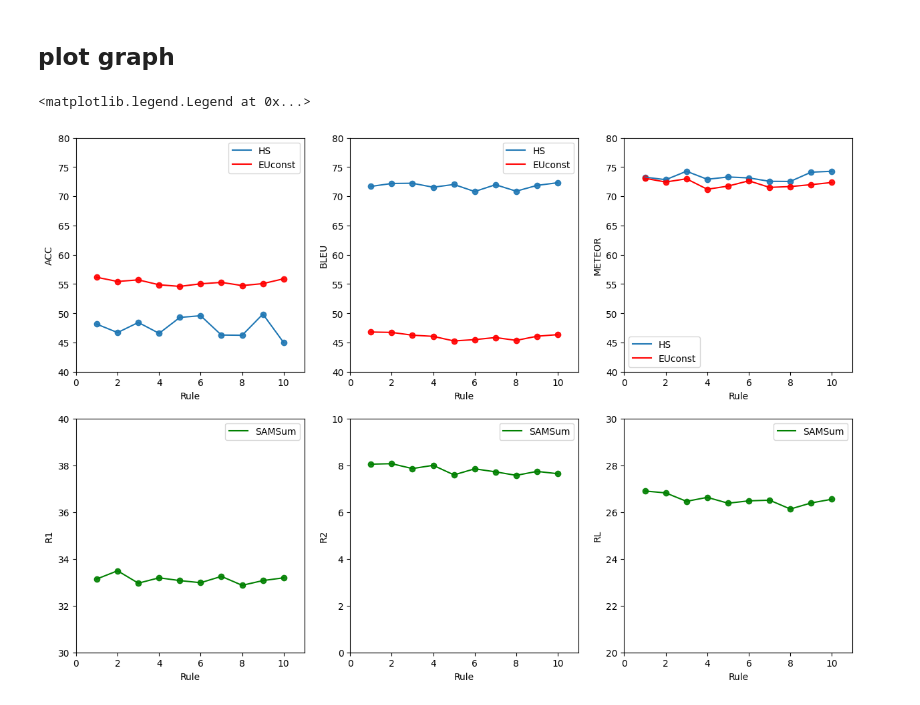
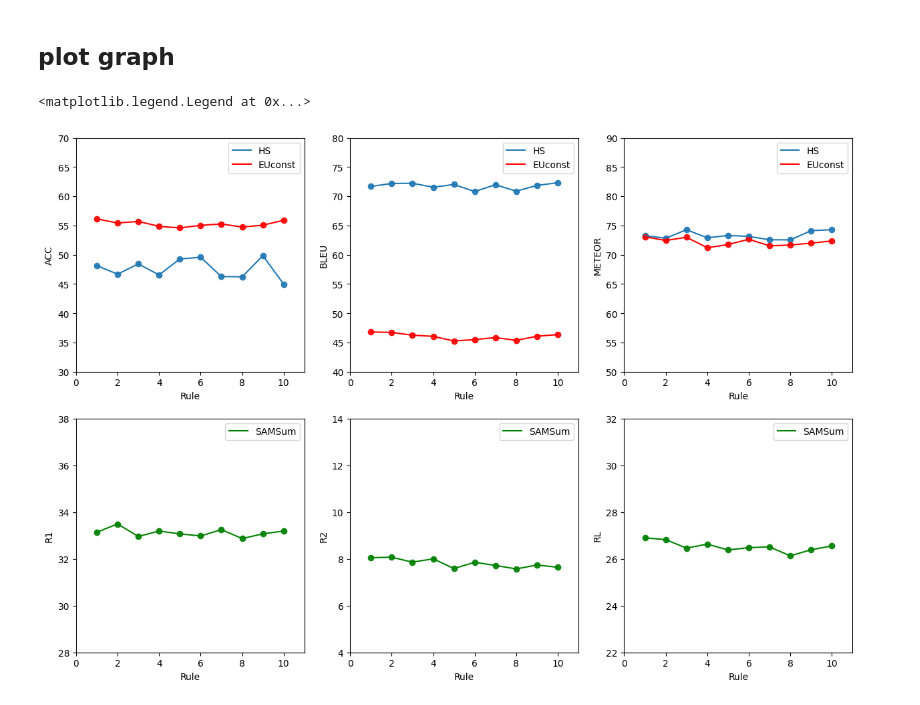
Before and after one commit to chinesebear/fuzzys2s, a Jupyter notebook: doc/fuzzys2s_rule.ipynb, the cells around one changed output. Saved outputs shown, nothing was run; the diff lists cells and outputs as text; code cells hidden in the pictures.

```diff
--- a/doc/fuzzys2s_rule.ipynb
+++ b/doc/fuzzys2s_rule.ipynb
@@ -56,7 +56,7 @@ sub_graph.scatter(rule_data, euconst_data[:, 0], alpha=.9, color='r')
 sub_graph.set_xlabel("Rule")
 sub_graph.set_ylabel("ACC")
 sub_graph.set_xlim(0,11)
-sub_graph.set_ylim(40,80)
+sub_graph.set_ylim(30,70)
 sub_graph.legend()
 
 sub_graph = axes[0][1]
@@ -80,41 +80,41 @@ sub_graph.scatter(rule_data, euconst_data[:, 2], alpha=.9, color='r')
 sub_graph.set_xlabel("Rule")
 sub_graph.set_ylabel("METEOR")
 sub_graph.set_xlim(0,11)
-sub_graph.set_ylim(40,80)
+sub_graph.set_ylim(50,90)
 sub_graph.legend()
 
 sub_graph = axes[1][0]
 data = samsum_data
 sub_graph.plot(rule_data, data[:, 0], label='SAMSum',color='g')
 sub_graph.scatter(rule_data, data[:, 0], alpha=.9, color='g')
 # sub_graph.set_title("EUconst(FuzzyS2S-T)")
 sub_graph.set_xlabel("Rule")
 sub_graph.set_ylabel("R1")
 sub_graph.set_xlim(0,11)
-sub_graph.set_ylim(30,40)
+sub_graph.set_ylim(28,38)
 sub_graph.legend()
 
 sub_graph = axes[1][1]
 data = samsum_data
 sub_graph.plot(rule_data, data[:, 1], label='SAMSum',color='g')
 sub_graph.scatter(rule_data, data[:, 1], alpha=.9, color='g')
 # sub_graph.set_title("HS(FuzzyS2S-T)")
 sub_graph.set_xlabel("Rule")
 sub_graph.set_ylabel("R2")
 sub_graph.set_xlim(0,11)
-sub_graph.set_ylim(0,10)
+sub_graph.set_ylim(4,14)
 sub_graph.legend()
 
 sub_graph = axes[1][2]
 data = samsum_data
 sub_graph.plot(rule_data, data[:, 2], label='SAMSum',color='g')
 sub_graph.scatter(rule_data, data[:, 2], alpha=.9, color='g')
 # sub_graph.set_title("SamSum(FuzzyS2S-T)")
 sub_graph.set_xlabel("Rule")
 sub_graph.set_ylabel("RL")
 sub_graph.set_xlim(0,11)
-sub_graph.set_ylim(20,30)
+sub_graph.set_ylim(22,32)
 sub_graph.legend()
 # %% [output]
 <matplotlib.legend.Legend at 0x...>
-[figure, old version]
+[figure, new version]
```
Also changed, not shown: 4 other files.
